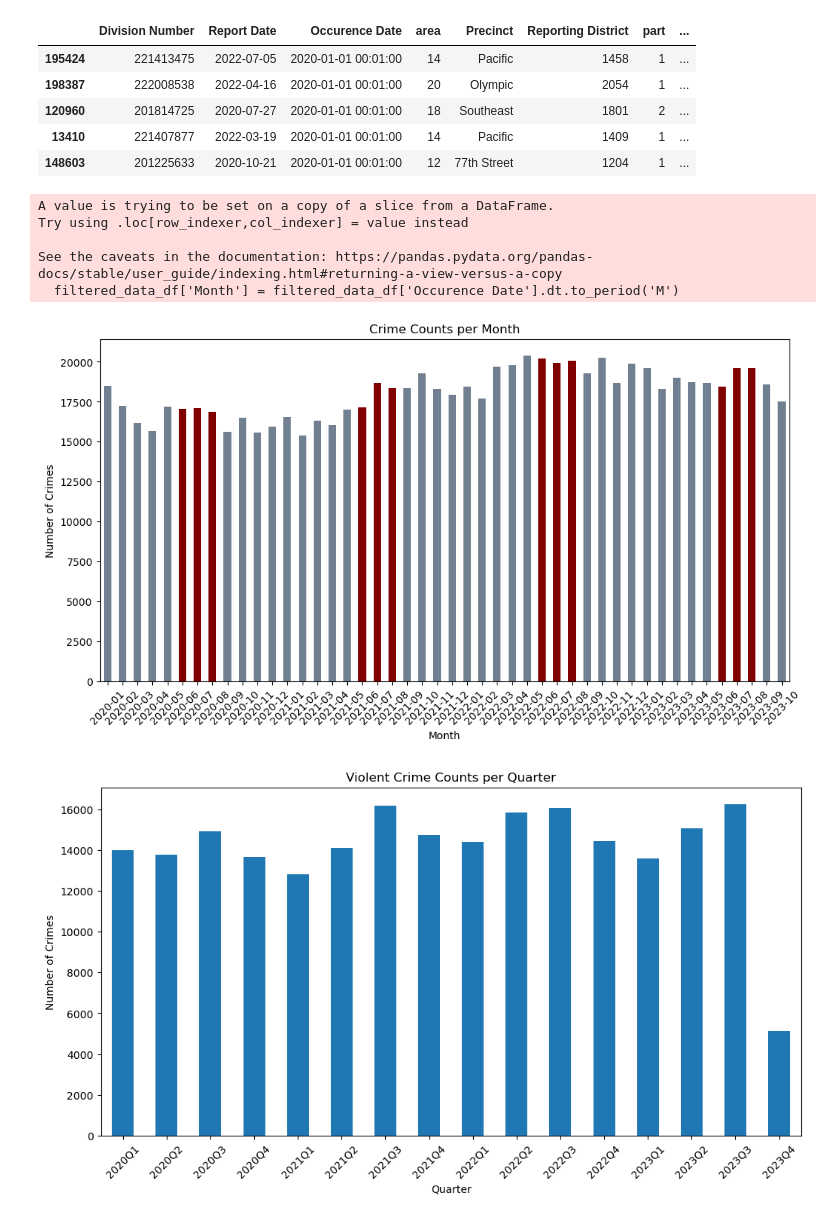
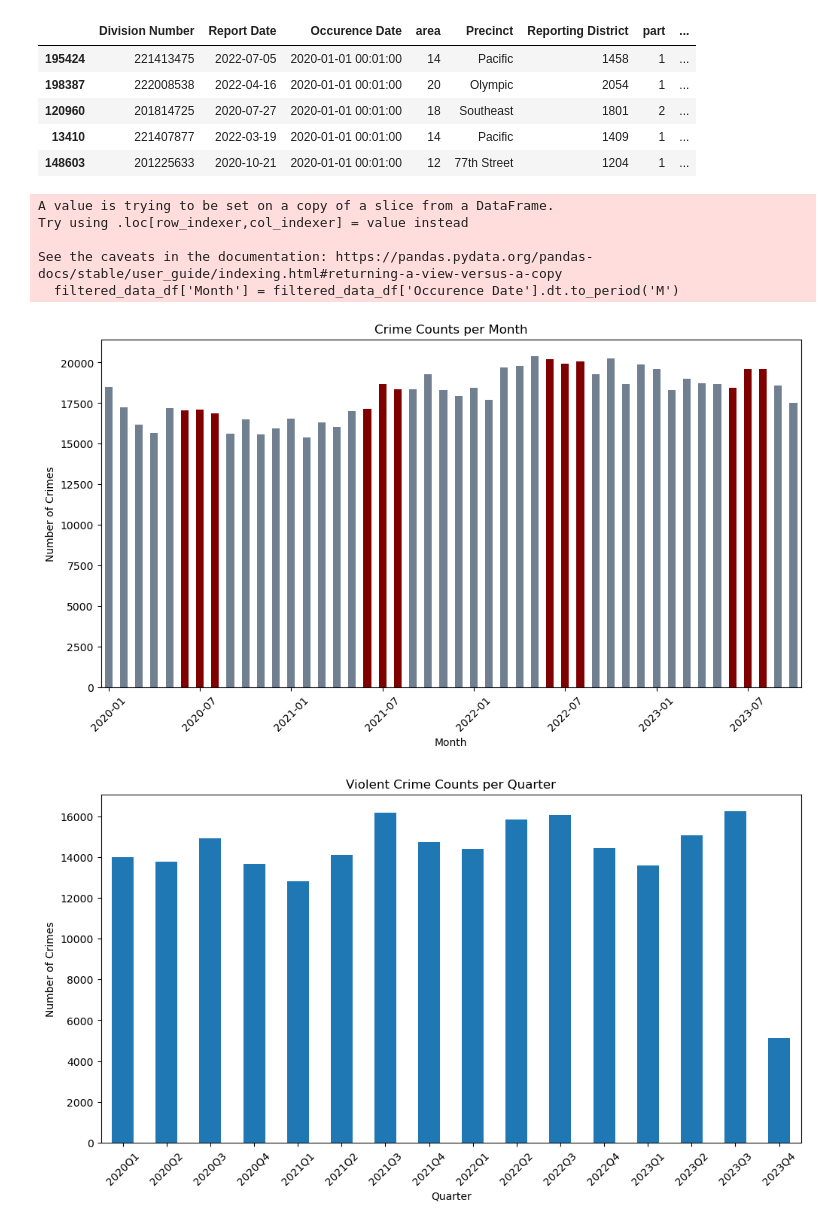
Before and after one commit to eshih22/la_crime_group_project, a Jupyter notebook: LA_crime_data.ipynb, the cells around one changed output. Cells and saved outputs as stored; diff of their text form; code cells hidden in the pictures.

```diff
--- a/LA_crime_data.ipynb
+++ b/LA_crime_data.ipynb
@@ -1706,29 +1706,32 @@ violent_crimes_df.head()
 | 148603 | 201225633 | 2020-10-21 | 2020-01-01 00:01:00 | 12 | 77th Street | 1204 | 1 | ... |
 # %%
 
-# Assuming 'Occurence Date' is a datetime column
 filtered_data_df['Month'] = filtered_data_df['Occurence Date'].dt.to_period('M')
 
 # Group by month and calculate crime counts
 crime_counts_per_month = filtered_data_df.groupby('Month').size()
 
 # Plot the crime counts per month
 plt.figure(figsize=(12, 6))
 colors = ['slategray' if month.month not in [6, 7, 8] else 'maroon' for month in crime_counts_per_month.index]
-crime_counts_per_month.plot(kind='bar', color=colors)
+ax = crime_counts_per_month.plot(kind='bar', color=colors)
+
+# Set xticks to show only January and July
+ax.set_xticks([i for i, month in enumerate(crime_counts_per_month.index) if month.month in [1, 7]])
+ax.set_xticklabels([month.strftime('%Y-%m') for month in crime_counts_per_month.index if month.month in [1, 7]])
 
 plt.title('Crime Counts per Month')
 plt.xlabel('Month')
 plt.ylabel('Number of Crimes')
 plt.xticks(rotation=45)
 plt.show()
 # %% [output]
 A value is trying to be set on a copy of a slice from a DataFrame.
 Try using .loc[row_indexer,col_indexer] = value instead
 
 See the caveats in the documentation: https://pandas.pydata.org/pandas-docs/stable/user_guide/indexing.html#returning-a-view-versus-a-copy
   filtered_data_df['Month'] = filtered_data_df['Occurence Date'].dt.to_period('M')
-[figure, old version]
+[figure, new version]
 # %%
 violent_crimes_df['Occurence Date'] = pd.to_datetime(violent_crimes_df['Occurence Date'])
 
```
Also changed, not shown: parts of 12 cells of this notebook.
